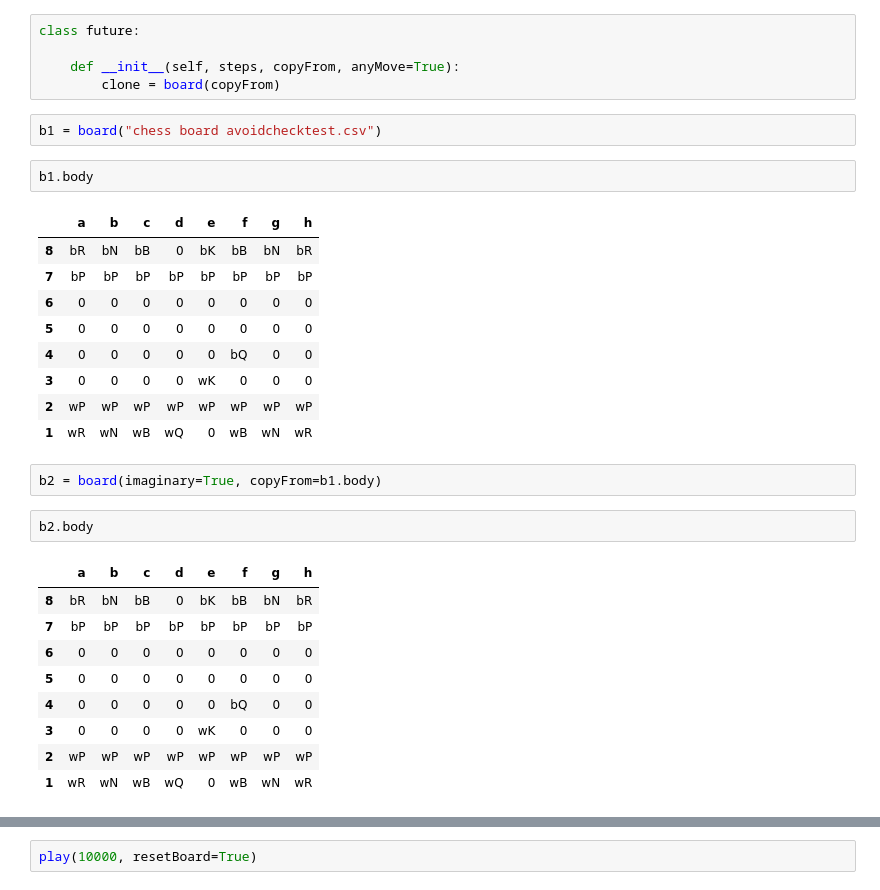
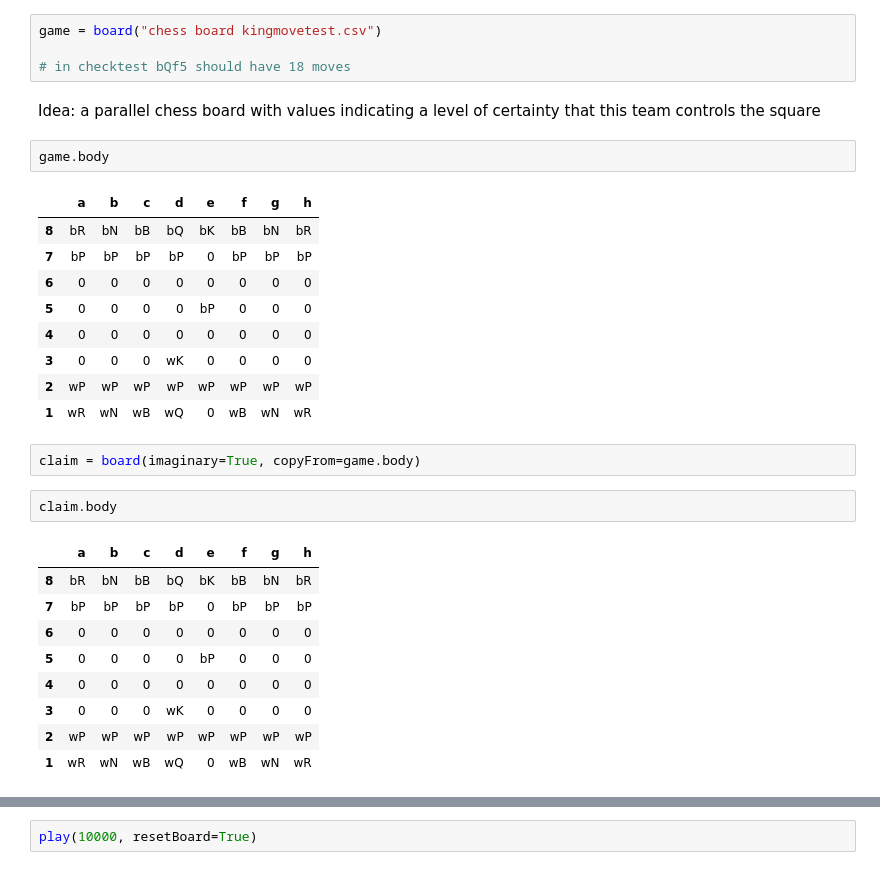
Before and after one commit to PGComai/pandas-chess, a Jupyter notebook: chess bot 2.ipynb, the cells around one changed output, grey strips where cells are left out. Cells and saved outputs as stored; diff of their text form.

Commit message:
working on claim heatmap

```diff
--- a/chess bot 2.ipynb
+++ b/chess bot 2.ipynb
@@ -464,36 +468,35 @@ class board:
         self.body.at[square[1],square[0]] = newPiece
         print(str(team) + 'P' + str(square[0]) + str(square[1]) + ' promoted to ' + promotion)
         #print(newPiece)
-# %%
-class future:
-
-    def __init__(self, steps, copyFrom, anyMove=True):
-        clone = board(copyFrom)
-# %%
-b1 = board("chess board avoidchecktest.csv")
+# %%
+game = board("chess board kingmovetest.csv")
+
+# in checktest bQf5 should have 18 moves
+# %% [markdown]
+Idea: a parallel chess board with values indicating a level of certainty that this team controls the square
 # %%
-b1.body
+game.body
 # %% [output]
 |  | a | b | c | d | e | f | g | h |
-| 8 | bR | bN | bB | 0 | bK | bB | bN | bR |
-| 7 | bP | bP | bP | bP | bP | bP | bP | bP |
+| 8 | bR | bN | bB | bQ | bK | bB | bN | bR |
+| 7 | bP | bP | bP | bP | 0 | bP | bP | bP |
 | 6 | 0 | 0 | 0 | 0 | 0 | 0 | 0 | 0 |
-| 5 | 0 | 0 | 0 | 0 | 0 | 0 | 0 | 0 |
-| 4 | 0 | 0 | 0 | 0 | 0 | bQ | 0 | 0 |
-| 3 | 0 | 0 | 0 | 0 | wK | 0 | 0 | 0 |
+| 5 | 0 | 0 | 0 | 0 | bP | 0 | 0 | 0 |
+| 4 | 0 | 0 | 0 | 0 | 0 | 0 | 0 | 0 |
+| 3 | 0 | 0 | 0 | wK | 0 | 0 | 0 | 0 |
 | 2 | wP | wP | wP | wP | wP | wP | wP | wP |
 | 1 | wR | wN | wB | wQ | 0 | wB | wN | wR |
 # %%
-b2 = board(imaginary=True, copyFrom=b1.body)
+claim = board(imaginary=True, copyFrom=game.body)
 # %%
-b2.body
+claim.body
 # %% [output]
 |  | a | b | c | d | e | f | g | h |
-| 8 | bR | bN | bB | 0 | bK | bB | bN | bR |
-| 7 | bP | bP | bP | bP | bP | bP | bP | bP |
+| 8 | bR | bN | bB | bQ | bK | bB | bN | bR |
+| 7 | bP | bP | bP | bP | 0 | bP | bP | bP |
 | 6 | 0 | 0 | 0 | 0 | 0 | 0 | 0 | 0 |
-| 5 | 0 | 0 | 0 | 0 | 0 | 0 | 0 | 0 |
-| 4 | 0 | 0 | 0 | 0 | 0 | bQ | 0 | 0 |
-| 3 | 0 | 0 | 0 | 0 | wK | 0 | 0 | 0 |
+| 5 | 0 | 0 | 0 | 0 | bP | 0 | 0 | 0 |
+| 4 | 0 | 0 | 0 | 0 | 0 | 0 | 0 | 0 |
+| 3 | 0 | 0 | 0 | wK | 0 | 0 | 0 | 0 |
 | 2 | wP | wP | wP | wP | wP | wP | wP | wP |
 | 1 | wR | wN | wB | wQ | 0 | wB | wN | wR |
```
Also changed, not shown: parts of 15 cells of this notebook, 1 other file.
